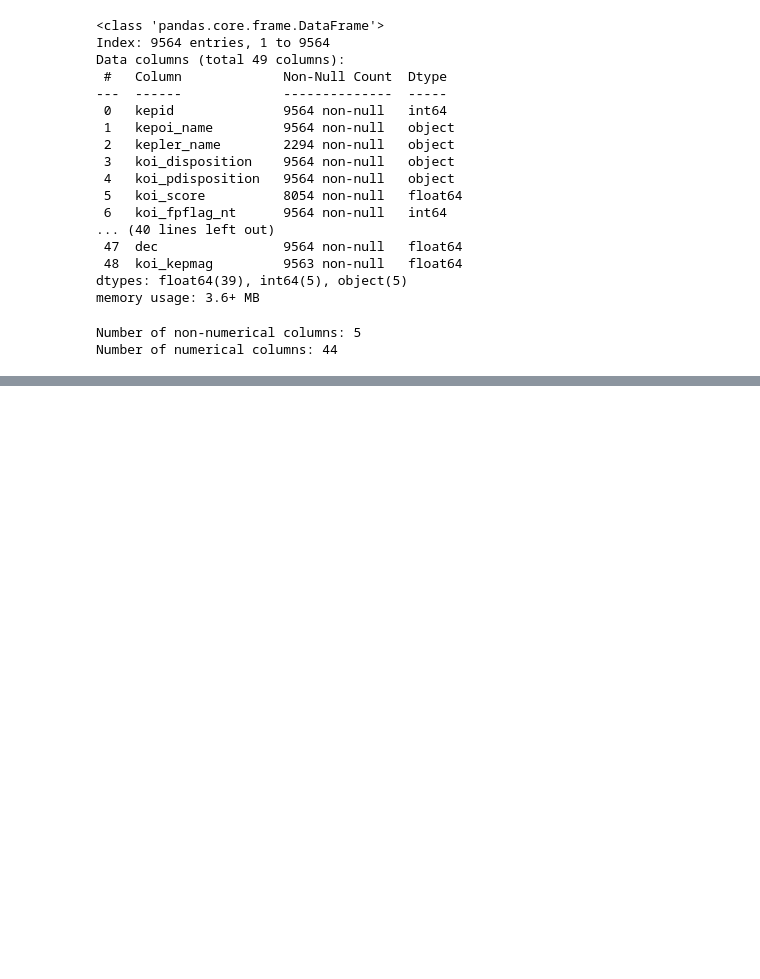
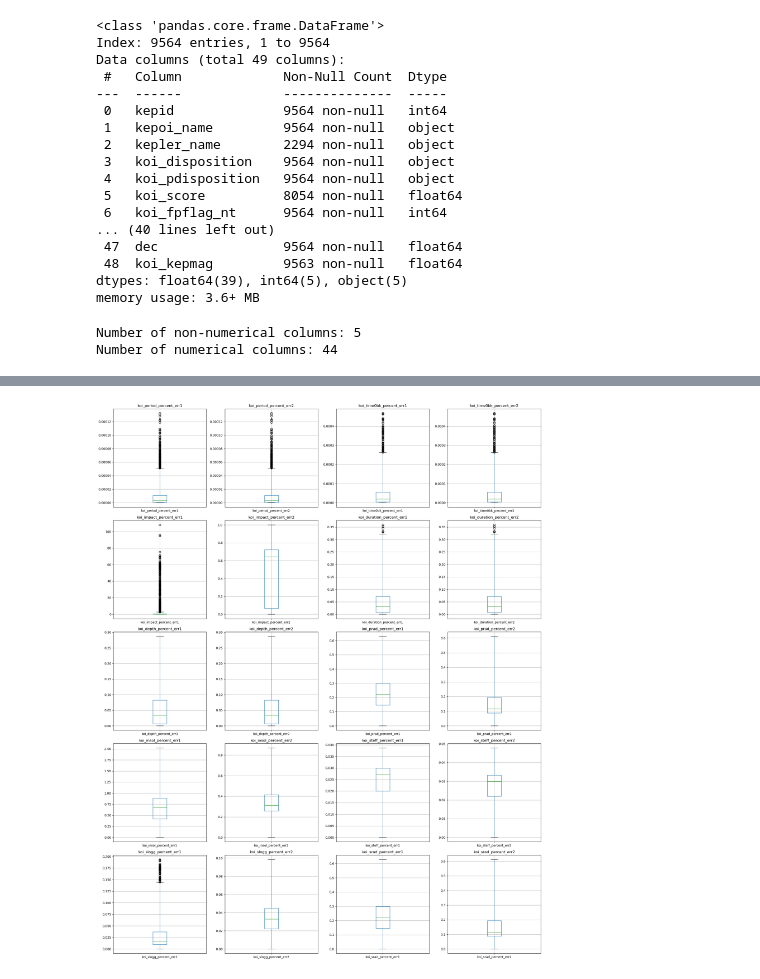
Before and after one commit to adrianveen/lhl_final_project, a Jupyter notebook: notebooks/exploration.ipynb, the cells around one changed output, grey strips where cells are left out. Saved outputs shown, nothing was run; the diff lists cells and outputs as text; code cells hidden in the pictures; blank space fills up the shorter version.

```diff
--- a/notebooks/exploration.ipynb
+++ b/notebooks/exploration.ipynb
@@ -186,0 +465,4 @@ KIC Parameters:
+# %%
+#convert to all positive values
+prcnt_err_abs = prcnt_err.copy().abs()
+prcnt_err_abs.describe()
@@ -186,0 +479,7 @@ KIC Parameters:
+# %%
+#99th percentile values stored in a list
+percentile_99th = [prcnt_err_abs[col].quantile(0.99) for col in prcnt_err_abs.columns]
+# %%
+#drop columns with values greater than the 99th percentile
+for i, col in enumerate(prcnt_err_abs.columns):
+    prcnt_err_abs = prcnt_err_abs.loc[prcnt_err_abs[col] < percentile_99th[i]]
@@ -186,0 +503,15 @@ KIC Parameters:
+# %%
+#Plot whisker plots of prsnt_err_abs to see outliers
+# Setting up the figure with 5 rows and 4 columns
+fig, axes = plt.subplots(5, 4, figsize=(20, 25))
+axes = axes.flatten()  # Flatten the 2D array of axes for easy iterating
+
+# Plotting boxplots for each column
+for i, col in enumerate(prcnt_err_abs.columns):
+    prcnt_err_abs.boxplot(column=col, ax=axes[i], whis=4)
+    axes[i].set_title(col)
+
+plt.tight_layout()
+plt.show()
+# %% [output]
+[figure, added]
```
Also changed, not shown: parts of 43 cells of this notebook.
